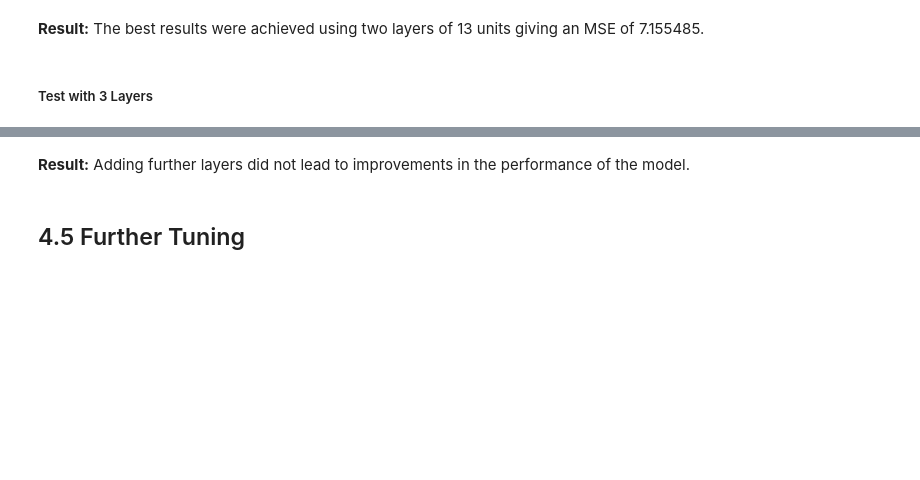
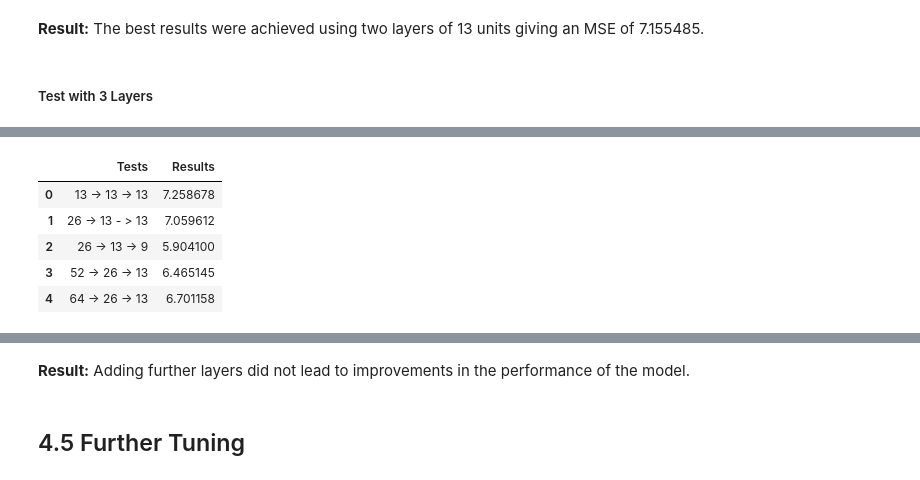
Before and after one commit to ConorHogan/MachineLearning-and-Statistics-Project, a Jupyter notebook: Machine-Learning-and-Statistics-Project-Notebook.ipynb, the cells around one changed output, grey strips where cells are left out. Drawn from its saved outputs; the diff is of its cells as text; code cells hidden in the pictures; blank space fills up the shorter version.

```diff
--- a/Machine-Learning-and-Statistics-Project-Notebook.ipynb
+++ b/Machine-Learning-and-Statistics-Project-Notebook.ipynb
@@ -1506,8 +1513,8 @@ layerresults_df
 # %%
-# three_layers_test_results = [
-#     three_layer_count_test(5, 4, 13, 13, 13),
-#     three_layer_count_test(5, 4, 26, 13, 13),
-#     three_layer_count_test(5, 4, 26, 13, 9),
-#     three_layer_count_test(5, 4, 52, 26, 13),
-#     three_layer_count_test(5, 4, 64, 26, 13)
-# ]
+three_layers_test_results = [
+    three_layer_count_test(5, 4, 13, 13, 13),
+    three_layer_count_test(5, 4, 26, 13, 13),
+    three_layer_count_test(5, 4, 26, 13, 9),
+    three_layer_count_test(5, 4, 52, 26, 13),
+    three_layer_count_test(5, 4, 64, 26, 13)
+]
@@ -1514,5 +1539,12 @@ layerresults_df
 # %%
-#labels = ["13 -> 13 -> 13", "26 -> 13 - > 13", "26 -> 13 -> 9", "52 -> 26 -> 13", "64 -> 26 -> 13"]
+labels = ["13 -> 13 -> 13", "26 -> 13 - > 13", "26 -> 13 -> 9", "52 -> 26 -> 13", "64 -> 26 -> 13"]
 # %%
-#three_layerresults_df = pd.DataFrame({'Tests': labels, 'Results': three_layers_test_results})
-#three_layerresults_df
+three_layerresults_df = pd.DataFrame({'Tests': labels, 'Results': three_layers_test_results})
+three_layerresults_df
+# %% [output]
+|  | Tests | Results |
+| 0 | 13 -> 13 -> 13 | 7.258678 |
+| 1 | 26 -> 13 - > 13 | 7.059612 |
+| 2 | 26 -> 13 -> 9 | 5.904100 |
+| 3 | 52 -> 26 -> 13 | 6.465145 |
+| 4 | 64 -> 26 -> 13 | 6.701158 |
```
Also changed, not shown: parts of 64 cells of this notebook, 1 other file.
